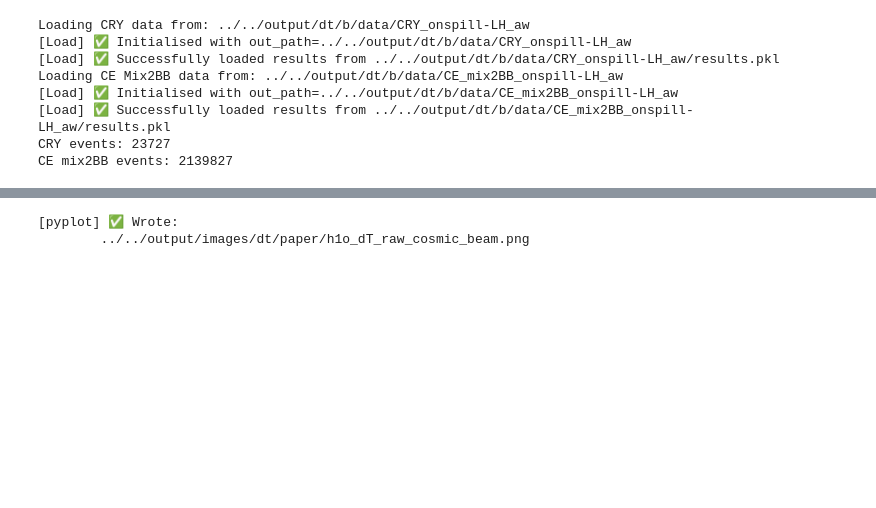
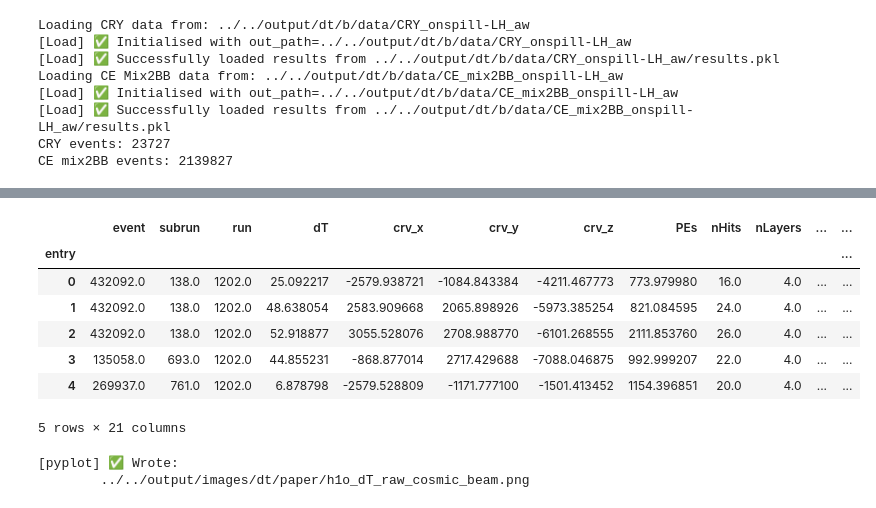
Before and after one commit to sam-grant/mu2e-cosmic, a Jupyter notebook: notebooks/dT/dt_optimisation.ipynb, the cells around one changed output, grey strips where cells are left out. Drawn from its saved outputs; the diff is of its cells as text; code cells hidden in the pictures; blank space fills up the shorter version.

```diff
--- a/notebooks/dT/dt_optimisation.ipynb
+++ b/notebooks/dT/dt_optimisation.ipynb
@@ -65,6 +89,17 @@ CE mix2BB events: 2139827
 # %%
 df_cry = ak.to_dataframe(cry_data)
 df_ce_mix = ak.to_dataframe(ce_mix_data)
+# %%
+df_cry.head()
+# %% [output]
+|  | event | subrun | run | dT | crv_x | crv_y | crv_z | PEs | nHits | nLayers | ... | ... |
+| entry |  |  |  |  |  |  |  |  |  |  |  | ... |
+| 0 | 432092.0 | 138.0 | 1202.0 | 25.092217 | -2579.938721 | -1084.843384 | -4211.467773 | 773.979980 | 16.0 | 4.0 | ... | ... |
+| 1 | 432092.0 | 138.0 | 1202.0 | 48.638054 | 2583.909668 | 2065.898926 | -5973.385254 | 821.084595 | 24.0 | 4.0 | ... | ... |
+| 2 | 432092.0 | 138.0 | 1202.0 | 52.918877 | 3055.528076 | 2708.988770 | -6101.268555 | 2111.853760 | 26.0 | 4.0 | ... | ... |
+| 3 | 135058.0 | 693.0 | 1202.0 | 44.855231 | -868.877014 | 2717.429688 | -7088.046875 | 992.999207 | 22.0 | 4.0 | ... | ... |
+| 4 | 269937.0 | 761.0 | 1202.0 | 6.878798 | -2579.528809 | -1171.777100 | -1501.413452 | 1154.396851 | 20.0 | 4.0 | ... | ... |
+5 rows × 21 columns
 # %%
 # Time cut
 def apply_start_end_cut(df, start_end_window=(420, 1700)):
```
Also changed, not shown: parts of 5 cells of this notebook.
